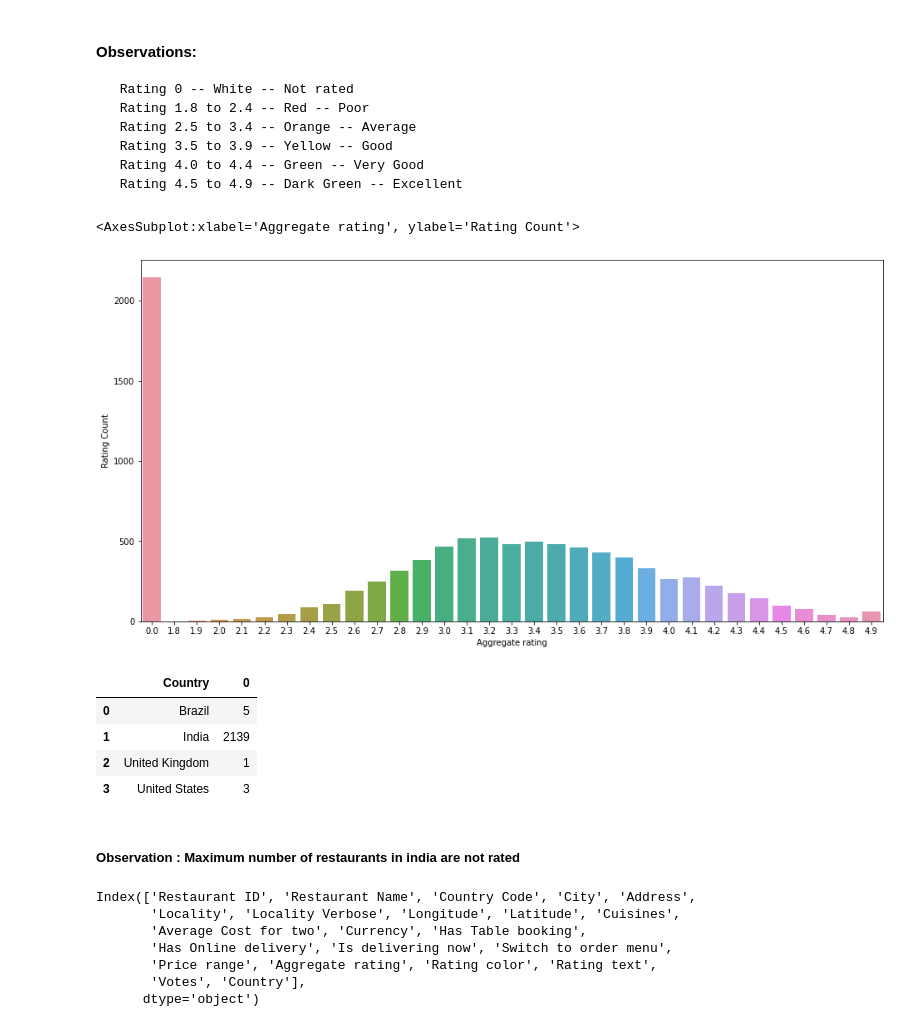
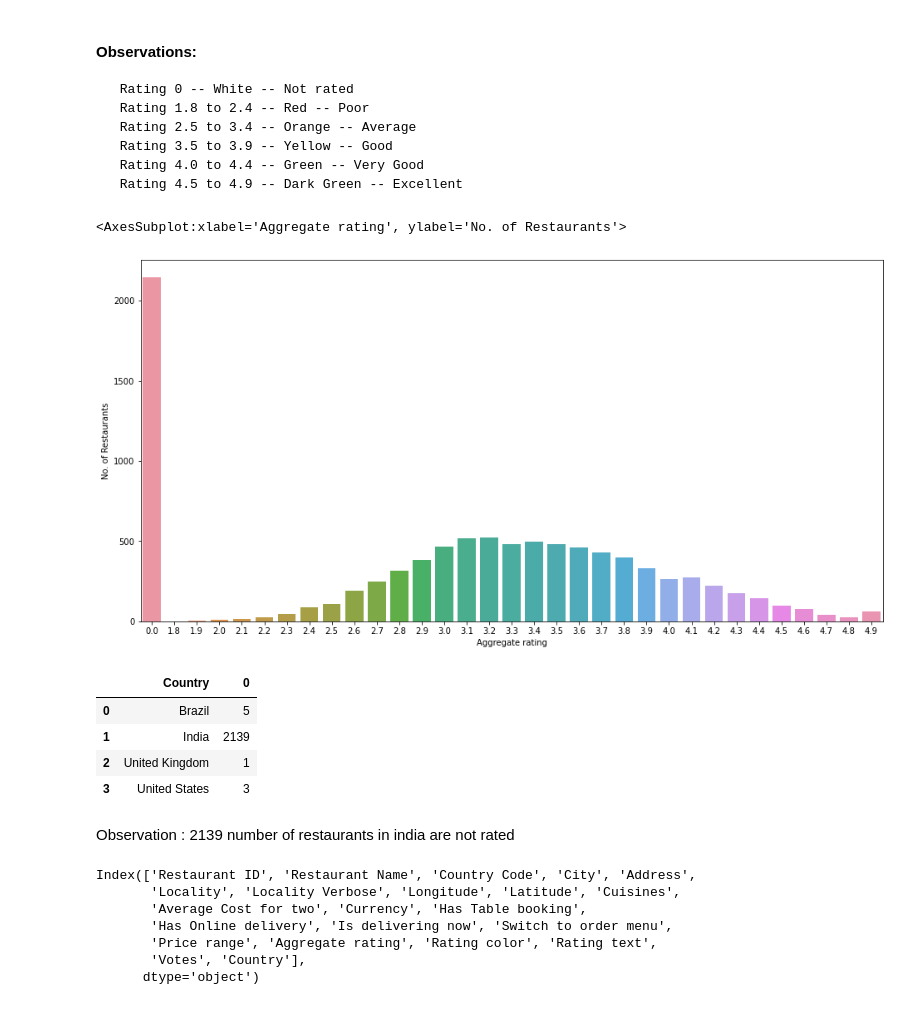
Before and after one commit to gauravsst/Zomato-Data-Analysis, a Jupyter notebook: Zomato Dataset Analysis.ipynb, the cells around one changed output. Drawn from its saved outputs; the diff is of its cells as text; code cells hidden in the pictures.

```diff
--- a/Zomato Dataset Analysis.ipynb
+++ b/Zomato Dataset Analysis.ipynb
@@ -195,0 +274,2 @@ ratings
+# %%
+ratings=df2.groupby(['Aggregate rating','Rating color','Rating text']).size().reset_index().rename(columns={0:"No. of Restaurants"})
@@ -202,12 +302,10 @@ ratings
      Rating 4.0 to 4.4 -- Green -- Very Good
      Rating 4.5 to 4.9 -- Dark Green -- Excellent
 # %%
-import matplotlib
-matplotlib.rcParams['figure.figsize'] = (16,8)
-sns.barplot(x="Aggregate rating",y="Rating Count",data=ratings)
+sns.barplot(x="Aggregate rating",y="No. of Restaurants",data=ratings)
 # %% [output]
-<AxesSubplot:xlabel='Aggregate rating', ylabel='Rating Count'>
+<AxesSubplot:xlabel='Aggregate rating', ylabel='No. of Restaurants'>
-[figure, old version]
+[figure, new version]
 # %%
 df2[df2["Rating color"]=="White"].groupby("Country").size().reset_index()
 # %% [output]
@@ -217,7 +315,7 @@ df2[df2["Rating color"]=="White"].groupby("Country").size().reset_index()
 | 2 | United Kingdom | 1 |
 | 3 | United States | 3 |
 # %% [markdown]
-##### Observation : Maximum number of restaurants in india are not rated
+Observation : 2139 number of restaurants in india are not rated
 # %%
 df2.columns
 # %% [output]
```
Also changed, not shown: parts of 77 cells of this notebook.
